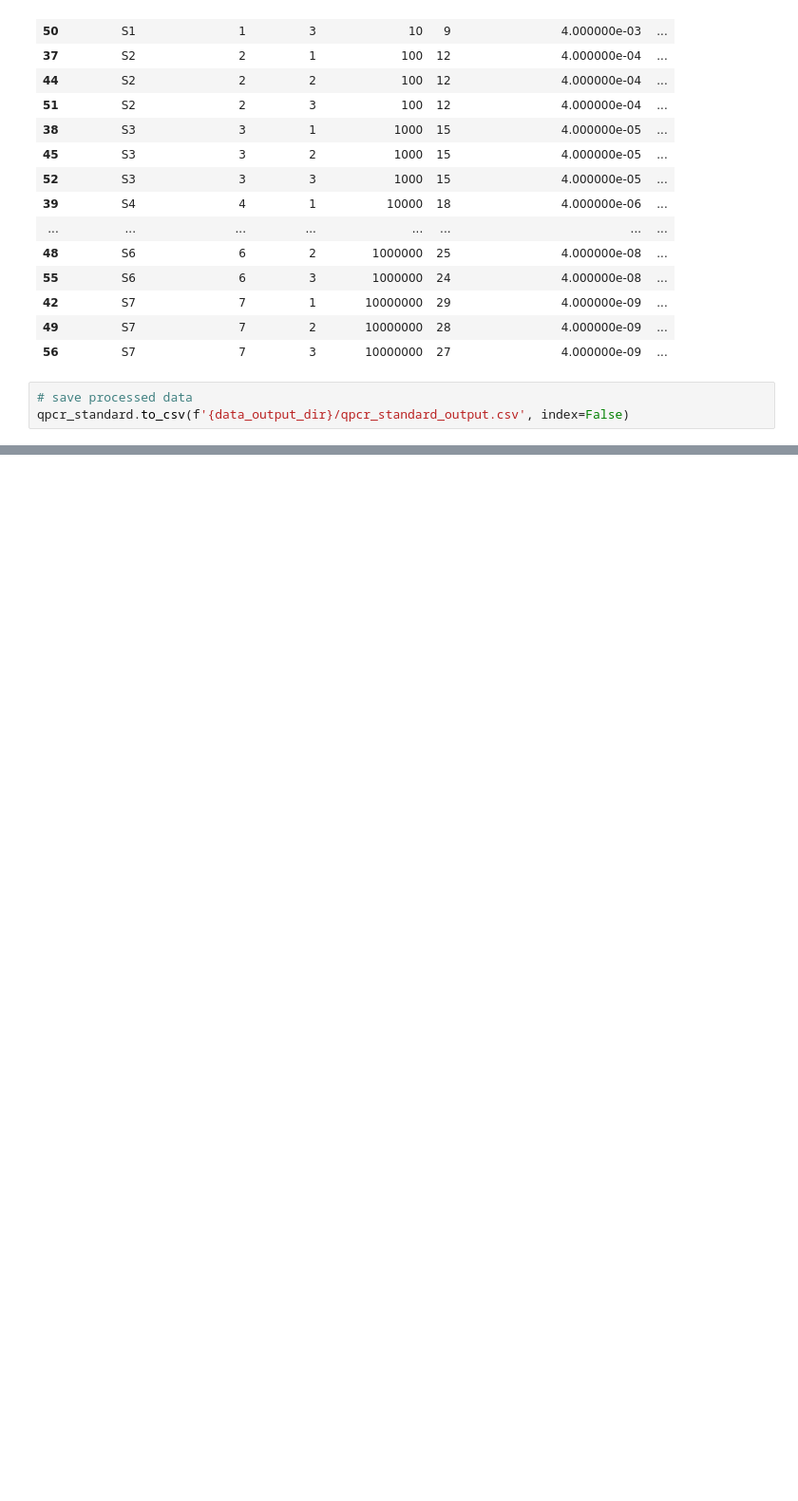
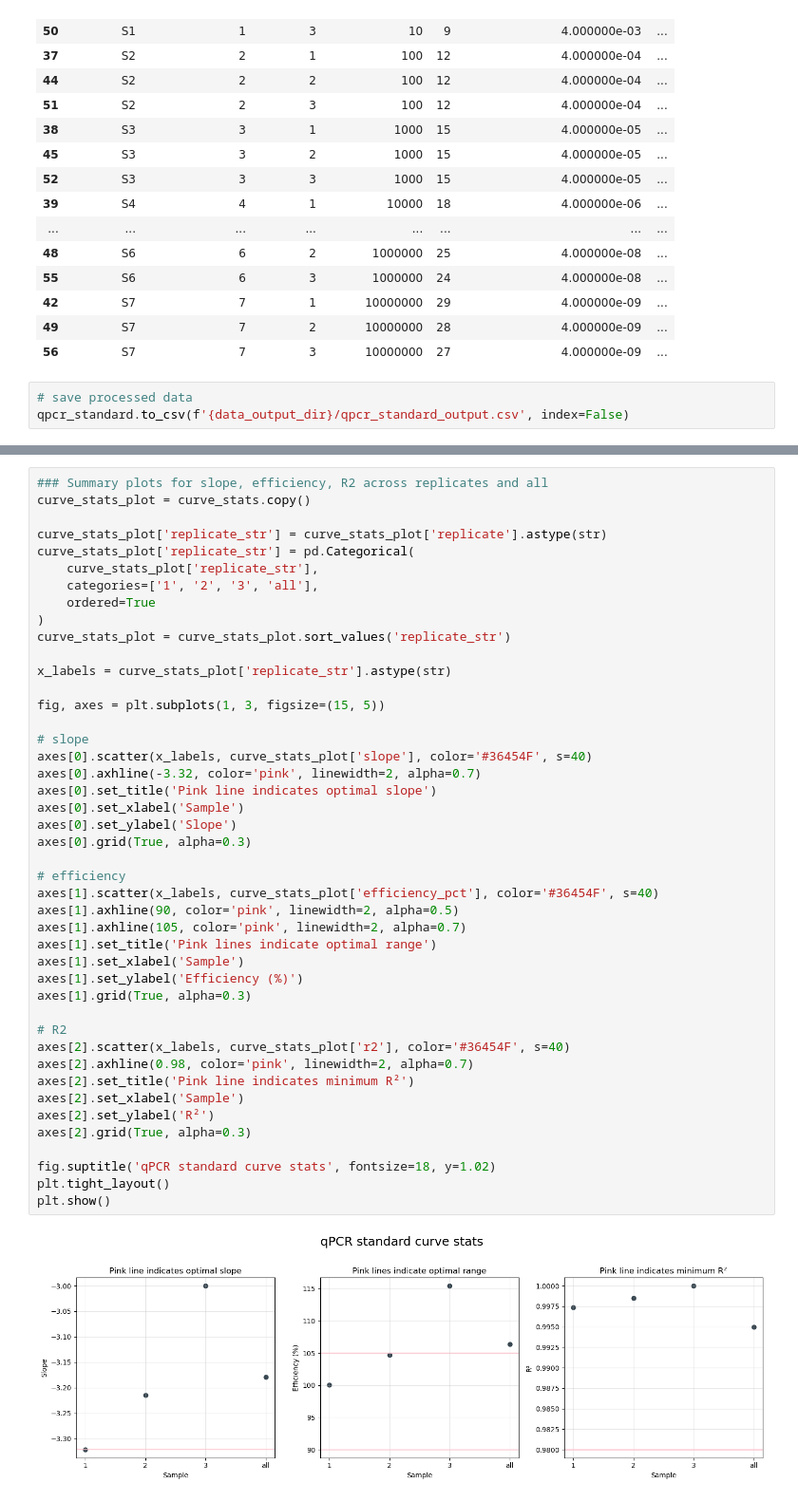
Before and after one commit to EvaPeet-sp/SystemsPractice, a Jupyter notebook: ploidy.ipynb, the cells around one changed output, grey strips where cells are left out. Shown at 95% size. Drawn from its saved outputs; the diff is of its cells as text; blank space fills up the shorter version.

```diff
--- a/ploidy.ipynb
+++ b/ploidy.ipynb
@@ -397,0 +486,46 @@ qpcr_standard.to_csv(f'{data_output_dir}/qpcr_standard_output.csv', index=False)
+# %%
+### Summary plots for slope, efficiency, R2 across replicates and all
+curve_stats_plot = curve_stats.copy()
+
+curve_stats_plot['replicate_str'] = curve_stats_plot['replicate'].astype(str)
+curve_stats_plot['replicate_str'] = pd.Categorical(
+    curve_stats_plot['replicate_str'],
+    categories=['1', '2', '3', 'all'],
+    ordered=True
+)
+curve_stats_plot = curve_stats_plot.sort_values('replicate_str')
+
+x_labels = curve_stats_plot['replicate_str'].astype(str)
+
+fig, axes = plt.subplots(1, 3, figsize=(15, 5))
+
+# slope
+axes[0].scatter(x_labels, curve_stats_plot['slope'], color='#36454F', s=40)
+axes[0].axhline(-3.32, color='pink', linewidth=2, alpha=0.7)
+axes[0].set_title('Pink line indicates optimal slope')
+axes[0].set_xlabel('Sample')
+axes[0].set_ylabel('Slope')
+axes[0].grid(True, alpha=0.3)
+
+# efficiency
+axes[1].scatter(x_labels, curve_stats_plot['efficiency_pct'], color='#36454F', s=40)
+axes[1].axhline(90, color='pink', linewidth=2, alpha=0.5)
+axes[1].axhline(105, color='pink', linewidth=2, alpha=0.7)
+axes[1].set_title('Pink lines indicate optimal range')
+axes[1].set_xlabel('Sample')
+axes[1].set_ylabel('Efficiency (%)')
+axes[1].grid(True, alpha=0.3)
+
+# R2
+axes[2].scatter(x_labels, curve_stats_plot['r2'], color='#36454F', s=40)
+axes[2].axhline(0.98, color='pink', linewidth=2, alpha=0.7)
+axes[2].set_title('Pink line indicates minimum R²')
+axes[2].set_xlabel('Sample')
+axes[2].set_ylabel('R²')
+axes[2].grid(True, alpha=0.3)
+
+fig.suptitle('qPCR standard curve stats', fontsize=18, y=1.02)
+plt.tight_layout()
+plt.show()
+# %% [output]
+[figure, added]
```
Also changed, not shown: parts of 6 cells of this notebook, 1 other file.
